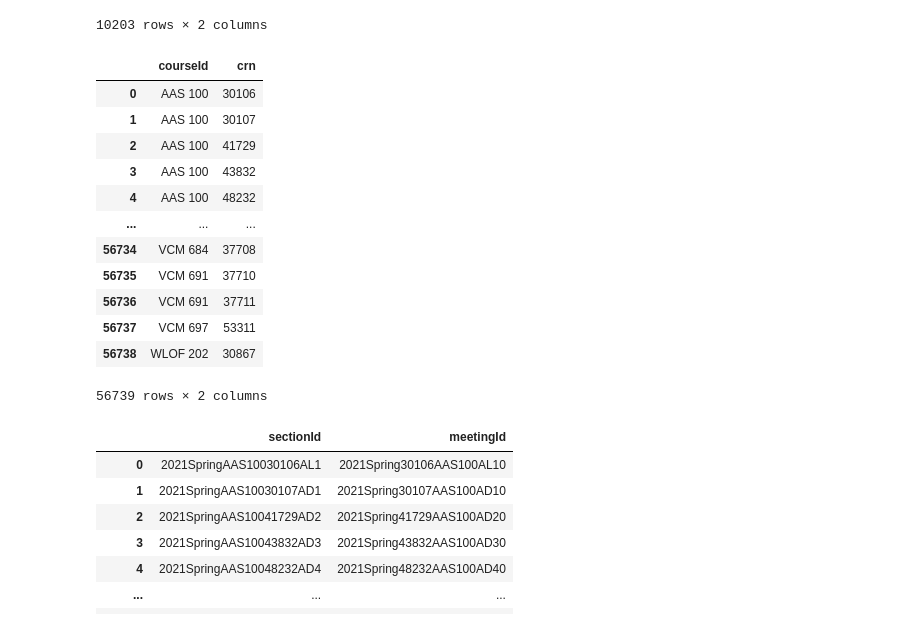
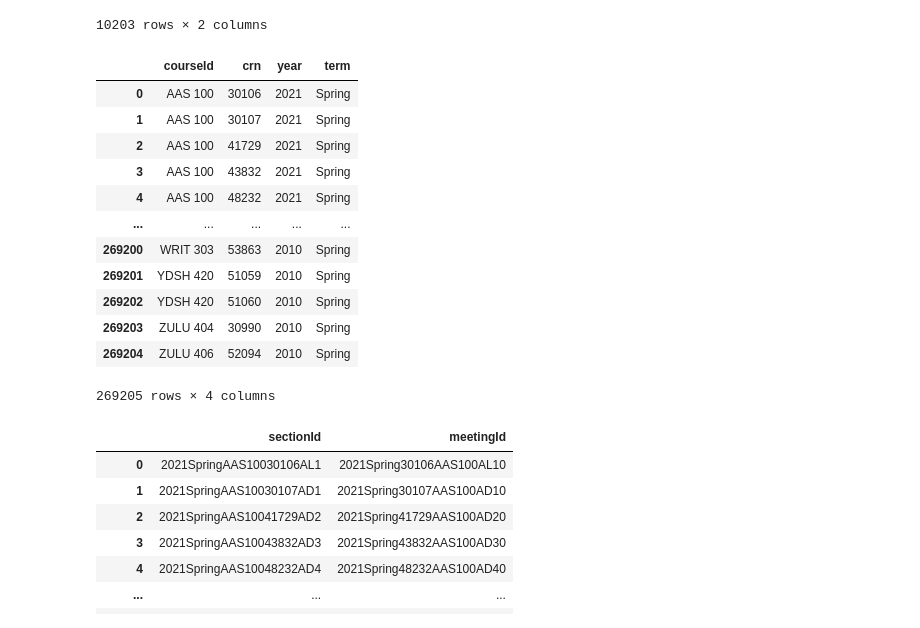
Before and after one commit to JavierMNieto/uiuc-scheduler, a Jupyter notebook: data/scripts/Catalog to Neo4j.ipynb, the cells around one changed output. Cells and saved outputs as stored; diff of their text form; code cells hidden in the pictures.

```diff
--- a/data/scripts/Catalog to Neo4j.ipynb
+++ b/data/scripts/Catalog to Neo4j.ipynb
@@ -341,26 +367,26 @@ df_subjects_to_courses
 | 10202 | VCM | VCM 697 |
 10203 rows × 2 columns
 # %%
-df_courses_to_sections = (df_catalogs[["course", "crn"]]
+df_courses_to_sections = (df_catalogs[["course", "crn", "year", "term"]]
                          .drop_duplicates(ignore_index=True)
                          .dropna()
                          .rename(columns={"course": "courseId"}))
 df_courses_to_sections.to_csv("../neo4j/relationships/courses_to_sections.csv", index=False)
 df_courses_to_sections
 # %% [output]
-|  | courseId | crn |
-| 0 | AAS 100 | 30106 |
-| 1 | AAS 100 | 30107 |
-| 2 | AAS 100 | 41729 |
-| 3 | AAS 100 | 43832 |
-| 4 | AAS 100 | 48232 |
-| ... | ... | ... |
-| 56734 | VCM 684 | 37708 |
-| 56735 | VCM 691 | 37710 |
-| 56736 | VCM 691 | 37711 |
-| 56737 | VCM 697 | 53311 |
-| 56738 | WLOF 202 | 30867 |
+|  | courseId | crn | year | term |
+| 0 | AAS 100 | 30106 | 2021 | Spring |
+| 1 | AAS 100 | 30107 | 2021 | Spring |
+| 2 | AAS 100 | 41729 | 2021 | Spring |
+| 3 | AAS 100 | 43832 | 2021 | Spring |
+| 4 | AAS 100 | 48232 | 2021 | Spring |
+| ... | ... | ... | ... | ... |
+| 269200 | WRIT 303 | 53863 | 2010 | Spring |
+| 269201 | YDSH 420 | 51059 | 2010 | Spring |
+| 269202 | YDSH 420 | 51060 | 2010 | Spring |
+| 269203 | ZULU 404 | 30990 | 2010 | Spring |
+| 269204 | ZULU 406 | 52094 | 2010 | Spring |
-56739 rows × 2 columns
+269205 rows × 4 columns
 # %%
 df_sections_to_meetings = (df_catalogs[["sectionId", "meetingId"]]
                           .drop_duplicates(ignore_index=True)
```
Also changed, not shown: parts of 5 cells of this notebook, 4 other files.
